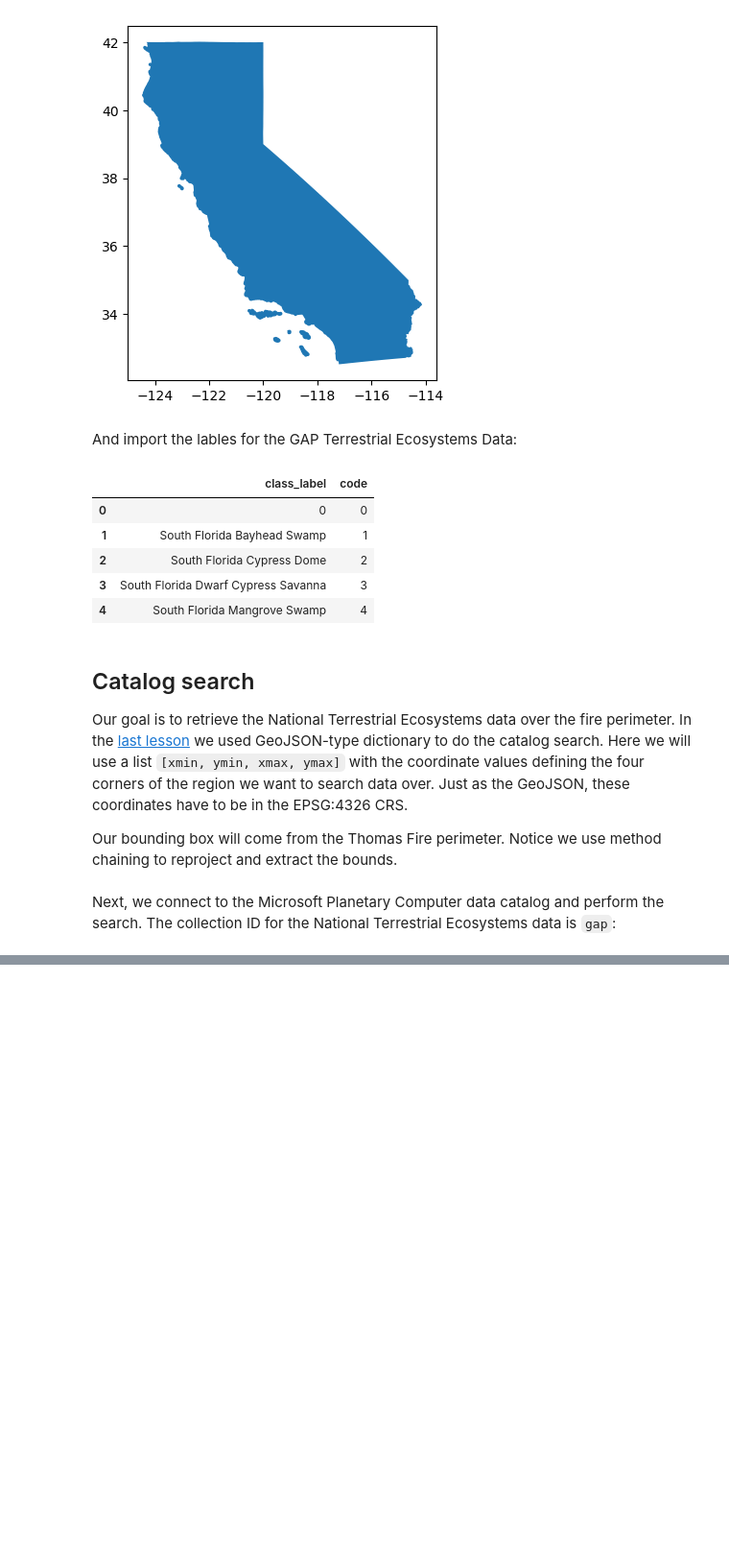
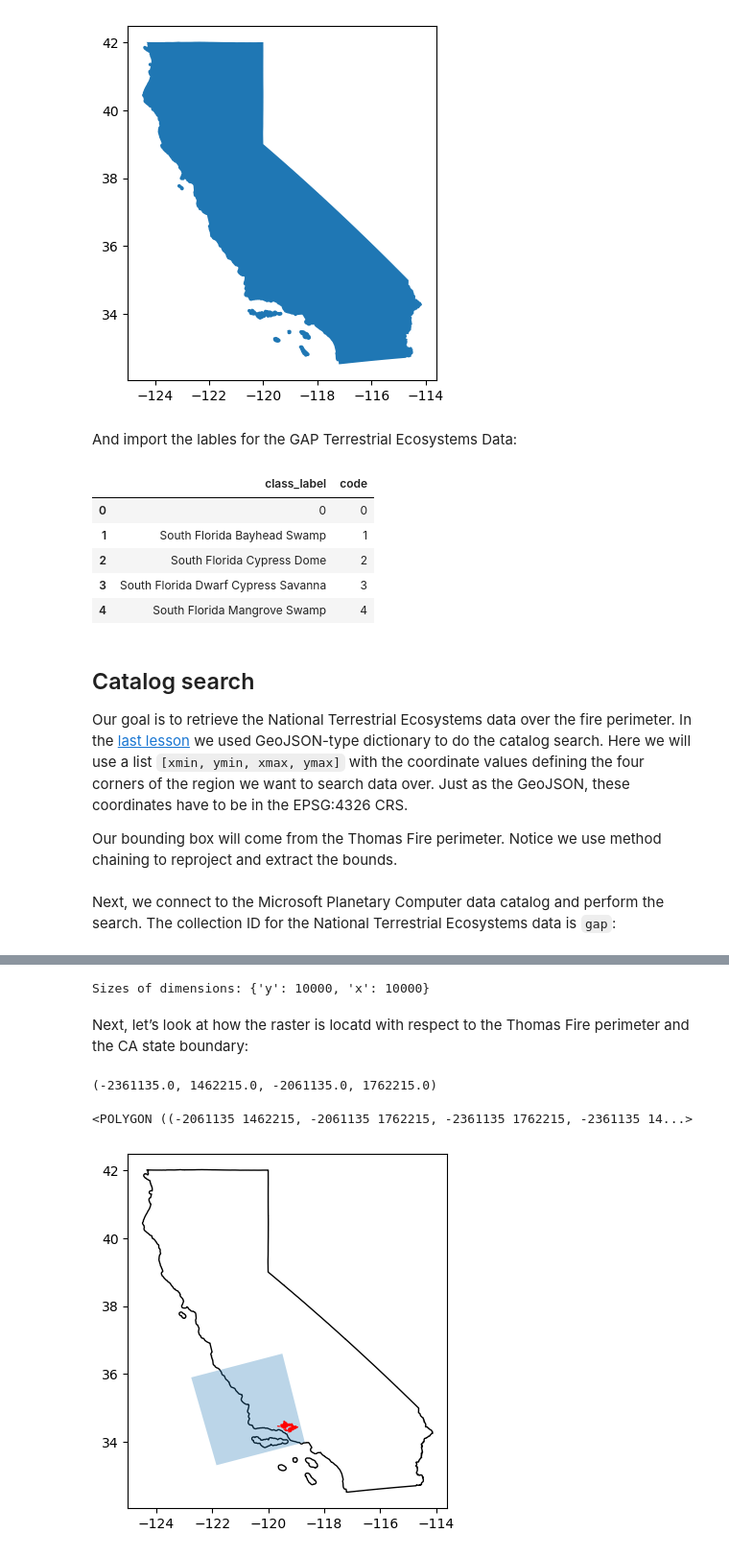
Before and after one commit to austinmartinez12/eds220-2025-in-class, a Jupyter notebook: week9/week-9-land-cover-stats.ipynb, the cells around one changed output, grey strips where cells are left out. Shown: that part at 96% size. Cells and saved outputs as stored; diff of their text form; code cells hidden in the pictures; blank space fills up the shorter version.

```diff
--- a/week9/week-9-land-cover-stats.ipynb
+++ b/week9/week-9-land-cover-stats.ipynb
@@ -87,3 +98,12 @@ catalog = pystac_client.Client.open(
     "https://planetarycomputer.microsoft.com/api/stac/v1",
     modifier=planetary_computer.sign_inplace,
 )
+# %%
+# Search MPC catalog
+search = catalog.search(collections=['gap'],
+                        bbox=thomas_fire_bbox)
+
+# Retrieve search items
+items = search.item_collection()
+print(f"Returned {len(items)} Items")
+items
@@ -89,0 +113,6 @@ catalog = pystac_client.Client.open(
+# %%
+# Select unique search item
+item = items[0]
+
+# Display pre-rendered image
+Image(url=item.assets['rendered_preview'].href, width=600)
@@ -89,0 +133,4 @@ catalog = pystac_client.Client.open(
+# %%
+# Access raster data from item
+lulc = rioxr.open_rasterio(item.assets['data'].href)
+lulc
@@ -89,0 +153,37 @@ catalog = pystac_client.Client.open(
+# %%
+# Remove length 1 dimension (band)
+lulc = lulc.squeeze().drop_vars('band')
+print("Sizes of dimensions:", dict(lulc.sizes))
+# %% [output]
+Sizes of dimensions: {'y': 10000, 'x': 10000}
+# %% [markdown]
+Next, let’s look at how the raster is locatd with respect to the Thomas Fire perimeter and the CA state boundary:
+# %%
+lulc.rio.bounds()
+# %% [output]
+(-2361135.0, 1462215.0, -2061135.0, 1762215.0)
+# %%
+box(*lulc.rio.bounds())
+# %% [output]
+<POLYGON ((-2061135 1462215, -2061135 1762215, -2361135 1762215, -2361135 14...>
+# %%
+# Create GeoDataFrame from raster bounding box
+lulc_bbox = gpd.GeoDataFrame(geometry = [box(*lulc.rio.bounds())],
+                             crs = lulc.rio.crs)
+
+ca = gpd.read_file(os.path.join('data',
+                                'ca_state_boundary',
+                                'ca_state_boundary.shp'))
+
+# ------------------------------------------------------------------
+# Plot raster boundary, fire perimeter, and CA boundary
+fig, ax = plt.subplots()
+ca.plot(ax=ax, color='white', edgecolor ='black')
+
+# Reproject lulc_bbox and fire perimeter to match CA crs
+lulc_bbox.to_crs(ca.crs).plot(ax=ax, alpha=0.3)
+thomas_fire.to_crs(ca.crs).plot(ax=ax, color='red')
+
+plt.show()
+# %% [output]
+[figure, added]
```
Also changed, not shown: parts of 18 cells of this notebook.
